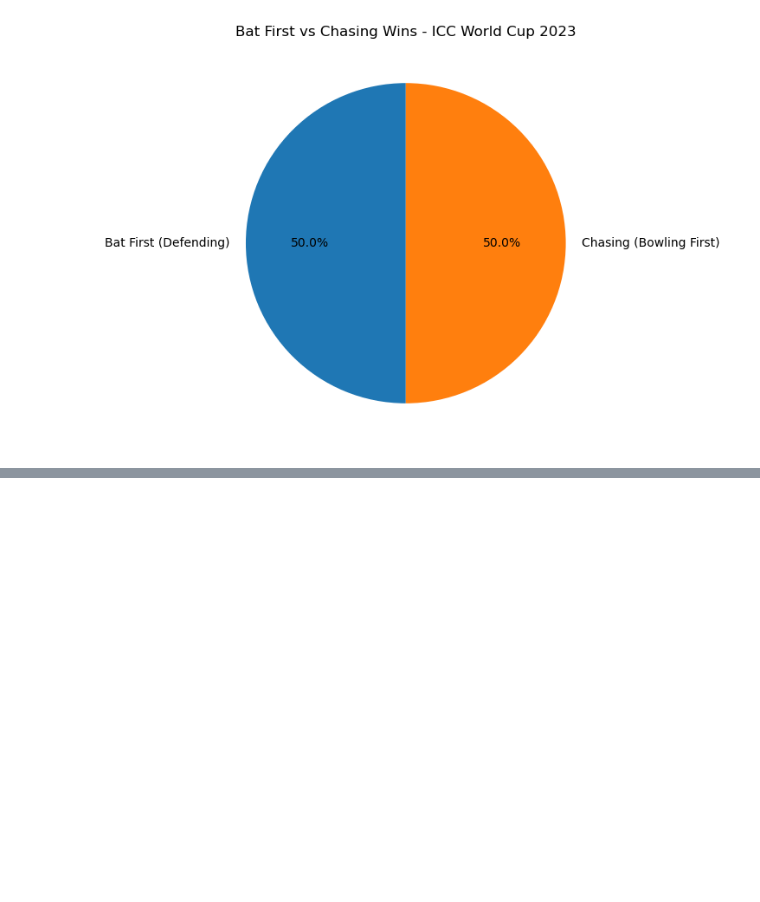
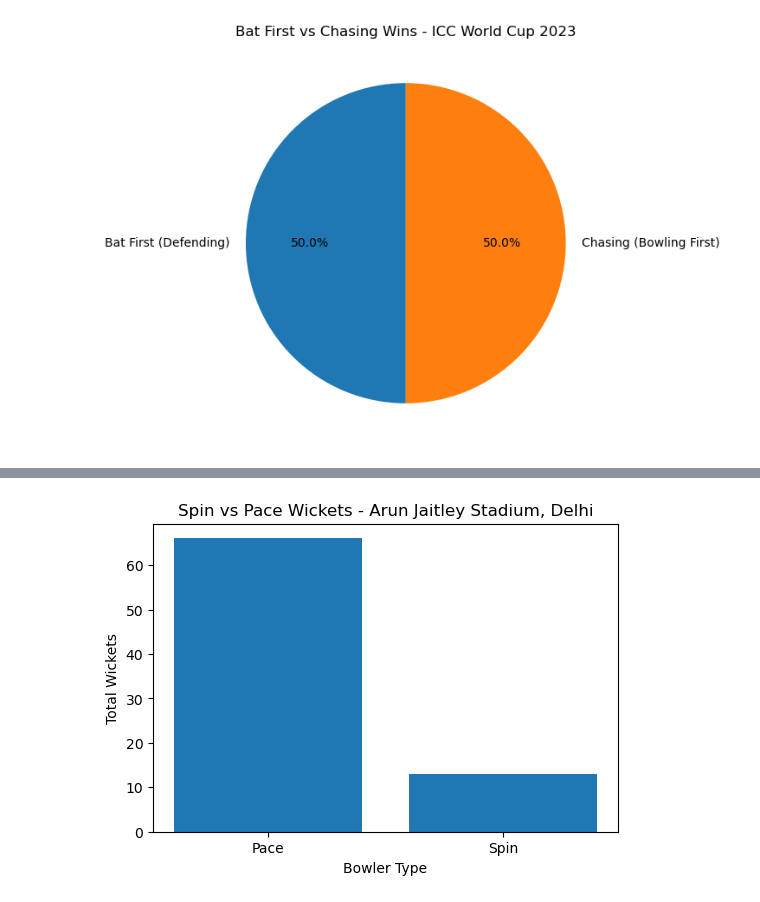
Before and after one commit to Harshal1848/EDA_PROJECT_ICC_ODI_WC_2023, a Jupyter notebook: Analysis.ipynb, the cells around one changed output, grey strips where cells are left out. Cells and saved outputs as stored; diff of their text form; code cells hidden in the pictures; blank space fills up the shorter version.

```diff
--- a/Analysis.ipynb
+++ b/Analysis.ipynb
@@ -761,3 +762,43 @@ Passing `palette` without assigning `hue` is deprecated and will be removed in v
   sns.barplot(x="Win %", y="Team", data=points, palette="viridis")
 [figure]
 Shows consistency of each team.
+# %%
+import pandas as pd
+import matplotlib.pyplot as plt
+
+df = pd.read_csv("deliveries.csv")
+
+# filter wickets
+wickets = df[df["wicket_type"].notna()].copy()
+
+# Spinner list (World Cup 2023 major spinners)
+spin_bowlers = [
+"Ravindra Jadeja","Kuldeep Yadav","Ravichandran Ashwin",
+"Adam Zampa","Glenn Maxwell","Mitchell Santner",
+"Rachin Ravindra","Ish Sodhi","Tabraiz Shamsi",
+"Keshav Maharaj","Aiden Markram","Shakib Al Hasan",
+"Mahedi Hasan","Mehidy Hasan Miraz","Rashid Khan",
+"Mujeeb Ur Rahman","Mohammad Nabi","Adil Rashid",
+"Moeen Ali","Liam Livingstone","Wanindu Hasaranga",
+"Maheesh Theekshana","Dhananjaya de Silva"
+]
+
+# classify bowler type
+wickets["bowler_type"] = wickets["bowler"].apply(
+    lambda x: "Spin" if x in spin_bowlers else "Pace"
+)
+# %%
+venue = "Arun Jaitley Stadium, Delhi"
+
+data = wickets[wickets["venue"] == venue]
+
+stats = data.groupby("bowler_type").size()
+
+plt.figure(figsize=(6,4))
+plt.bar(stats.index, stats.values)
+plt.title("Spin vs Pace Wickets - Arun Jaitley Stadium, Delhi")
+plt.xlabel("Bowler Type")
+plt.ylabel("Total Wickets")
+plt.show()
+# %% [output]
+[figure, added]
```
Also changed, not shown: parts of 26 cells of this notebook, 11 other files.
